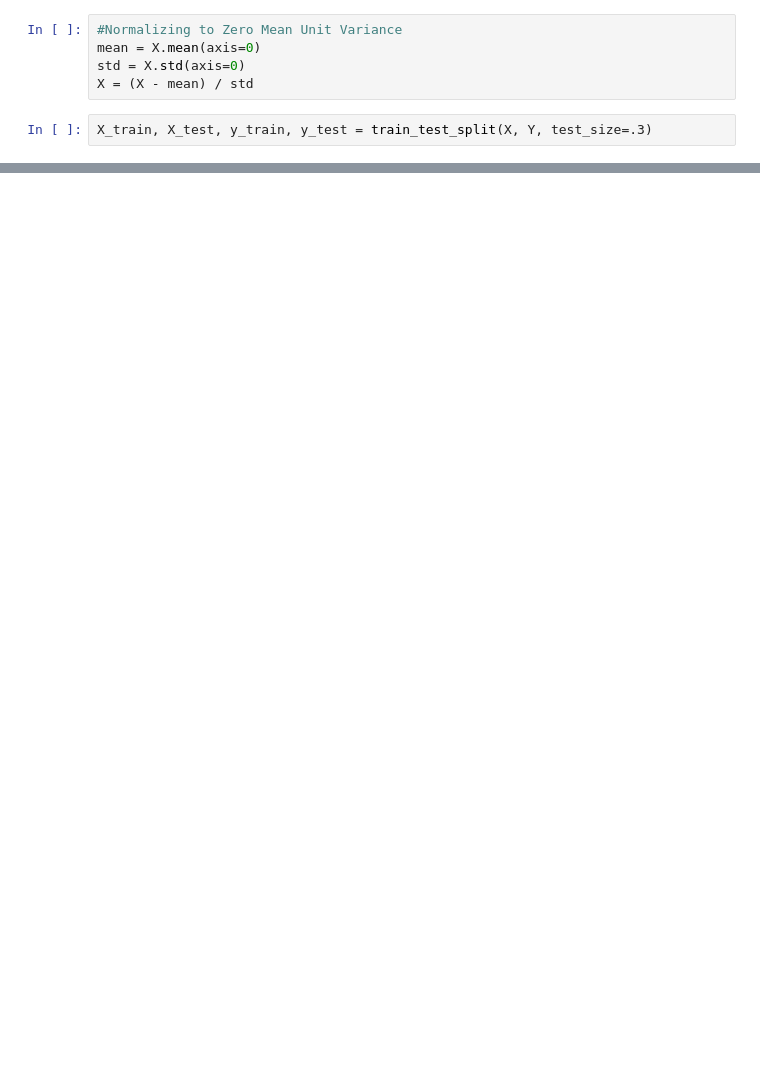
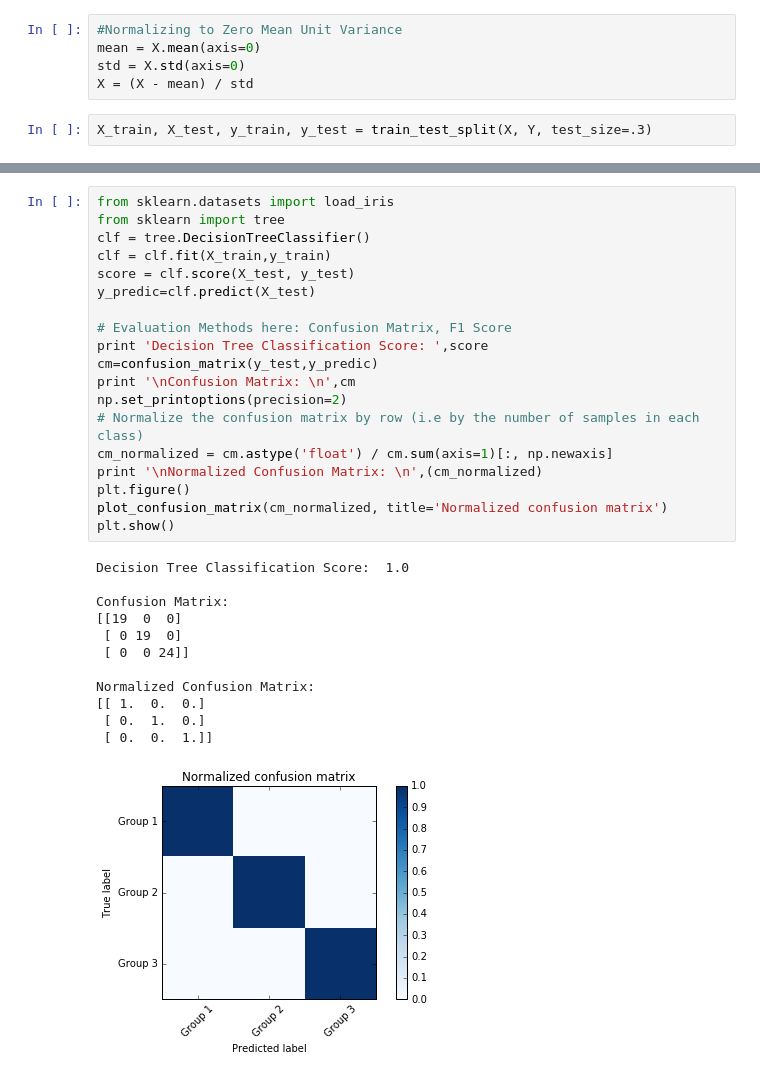
Before and after one commit to shikhar-srivastava/PhilipsHackabout, a Jupyter notebook: notebooks/Decision Tree Visualization.ipynb, the cells around one changed output, grey strips where cells are left out. Saved outputs shown, nothing was run; the diff lists cells and outputs as text; blank space fills up the shorter version.

```diff
--- a/notebooks/Decision Tree Visualization.ipynb
+++ b/notebooks/Decision Tree Visualization.ipynb
@@ -31,0 +48,32 @@ X_train, X_test, y_train, y_test = train_test_split(X, Y, test_size=.3)
+# %%
+from sklearn.datasets import load_iris
+from sklearn import tree
+clf = tree.DecisionTreeClassifier()
+clf = clf.fit(X_train,y_train)
+score = clf.score(X_test, y_test)
+y_predic=clf.predict(X_test)
+
+# Evaluation Methods here: Confusion Matrix, F1 Score
+print 'Decision Tree Classification Score: ',score
+cm=confusion_matrix(y_test,y_predic)
+print '\nConfusion Matrix: \n',cm
+np.set_printoptions(precision=2)
+# Normalize the confusion matrix by row (i.e by the number of samples in each class)
+cm_normalized = cm.astype('float') / cm.sum(axis=1)[:, np.newaxis]
+print '\nNormalized Confusion Matrix: \n',(cm_normalized)
+plt.figure()
+plot_confusion_matrix(cm_normalized, title='Normalized confusion matrix')
+plt.show()
+# %% [output]
+Decision Tree Classification Score:  1.0
+
+Confusion Matrix:
+[[19  0  0]
+ [ 0 19  0]
+ [ 0  0 24]]
+
+Normalized Confusion Matrix:
+[[ 1.  0.  0.]
+ [ 0.  1.  0.]
+ [ 0.  0.  1.]]
+[figure, added]
```
Also changed, not shown: parts of 6 cells of this notebook.
